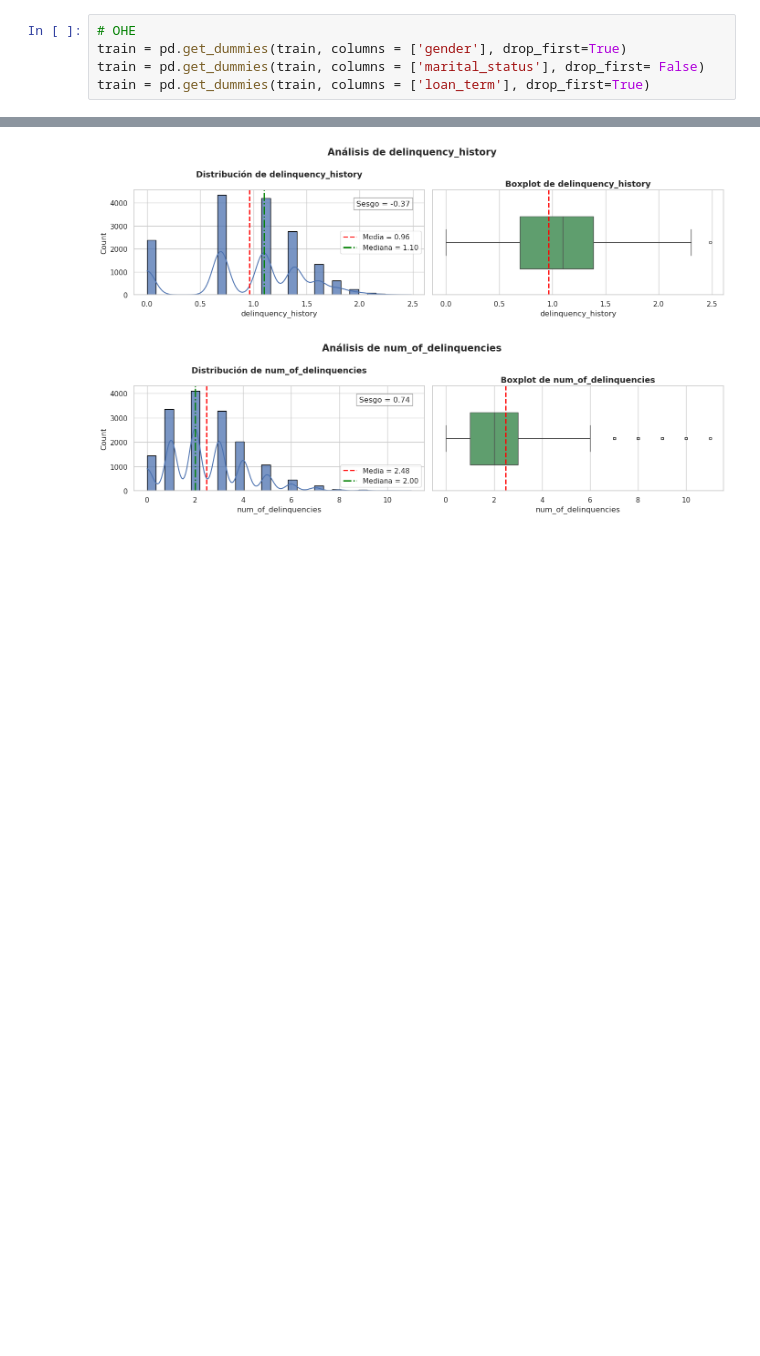
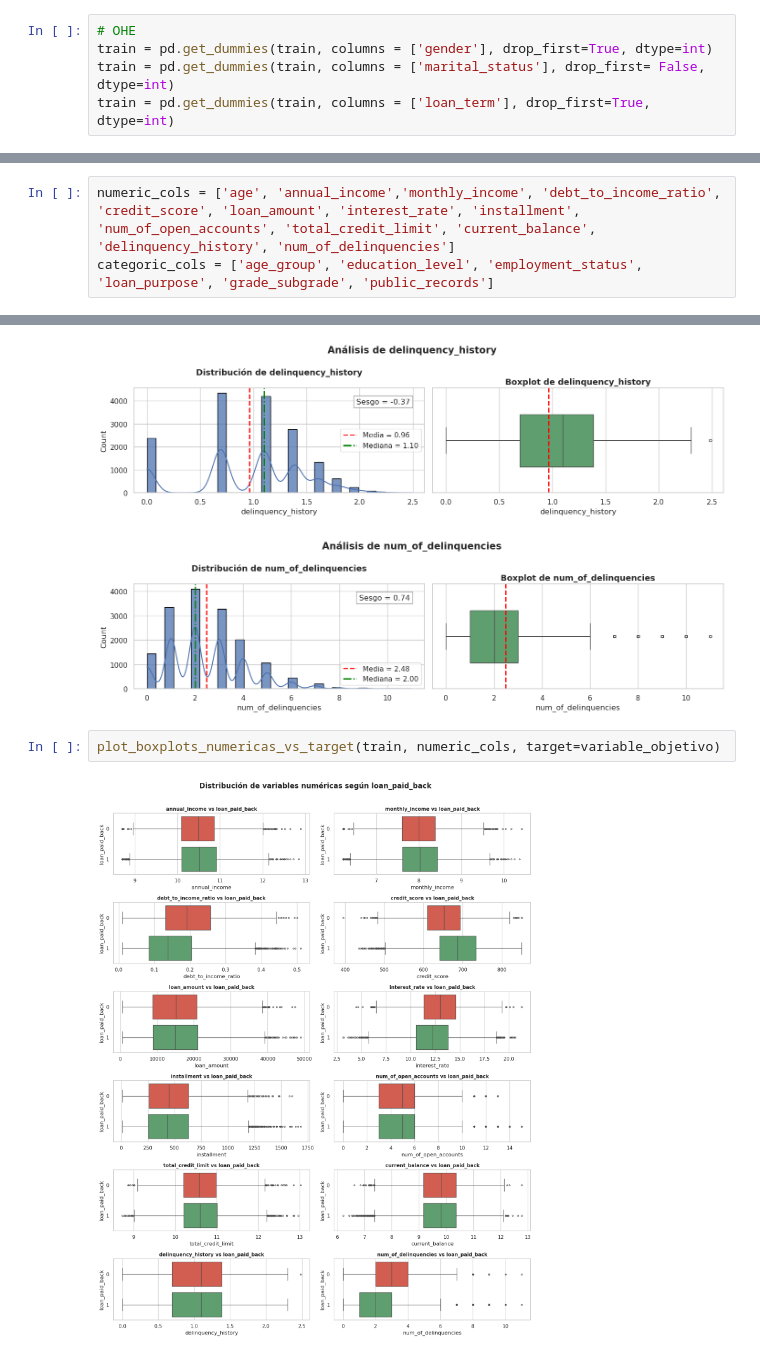
Before and after one commit to JairRamosG/Loan_Status_Prediction, a Jupyter notebook: notebooks/02_Feature_Engineering.ipynb, the cells around one changed output, grey strips where cells are left out. Saved outputs shown, nothing was run; the diff lists cells and outputs as text; blank space fills up the shorter version.

Commit message:
comparación correcta de variables transformadas

```diff
--- a/notebooks/02_Feature_Engineering.ipynb
+++ b/notebooks/02_Feature_Engineering.ipynb
@@ -158,8 +156,8 @@ freq_employment = train['employment_status'].value_counts(normalize = True)
 train['employment_status'] = train['employment_status'].map(freq_employment)
 # %%
 # OHE
-train = pd.get_dummies(train, columns = ['gender'], drop_first=True)
-train = pd.get_dummies(train, columns = ['marital_status'], drop_first= False)
-train = pd.get_dummies(train, columns = ['loan_term'], drop_first=True)
+train = pd.get_dummies(train, columns = ['gender'], drop_first=True, dtype=int)
+train = pd.get_dummies(train, columns = ['marital_status'], drop_first= False, dtype=int)
+train = pd.get_dummies(train, columns = ['loan_term'], drop_first=True, dtype=int)
 # %% [markdown]
 ### Visualización variables numéricas
@@ -169,3 +184,6 @@ categoric_cols = ['age_group', 'gender', 'marital_status', 'education_level', 'e
+# %%
+numeric_cols = ['age', 'annual_income','monthly_income', 'debt_to_income_ratio', 'credit_score', 'loan_amount', 'interest_rate', 'installment', 'num_of_open_accounts', 'total_credit_limit', 'current_balance', 'delinquency_history', 'num_of_delinquencies']
+categoric_cols = ['age_group', 'education_level', 'employment_status', 'loan_purpose', 'grade_subgrade', 'public_records']
 # %%
 plot_distribucion_box(train, numeric_cols)
 # %% [output]
@@ -181,3 +199,7 @@ plot_distribucion_box(train, numeric_cols)
 [figure]
 [figure]
 [figure]
+# %%
+plot_boxplots_numericas_vs_target(train, numeric_cols, target=variable_objetivo)
+# %% [output]
+[figure, added]
```
Also changed, not shown: parts of 5 cells of this notebook.
